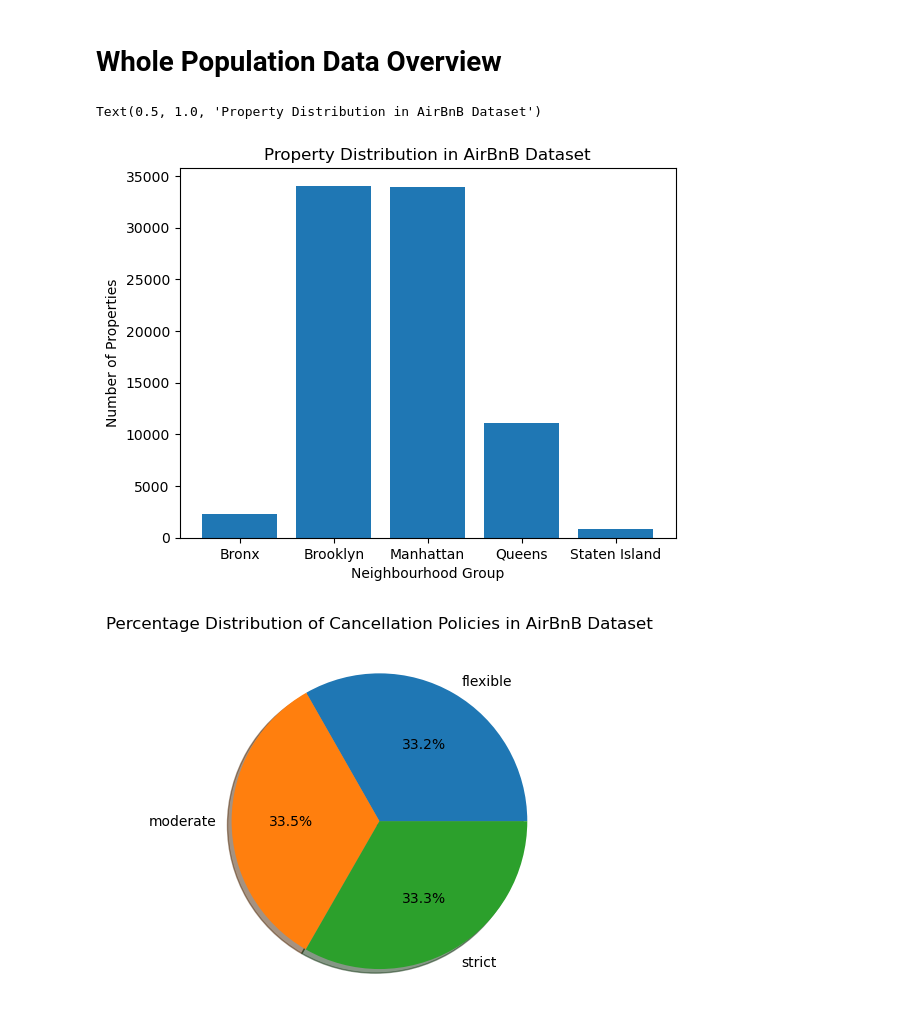
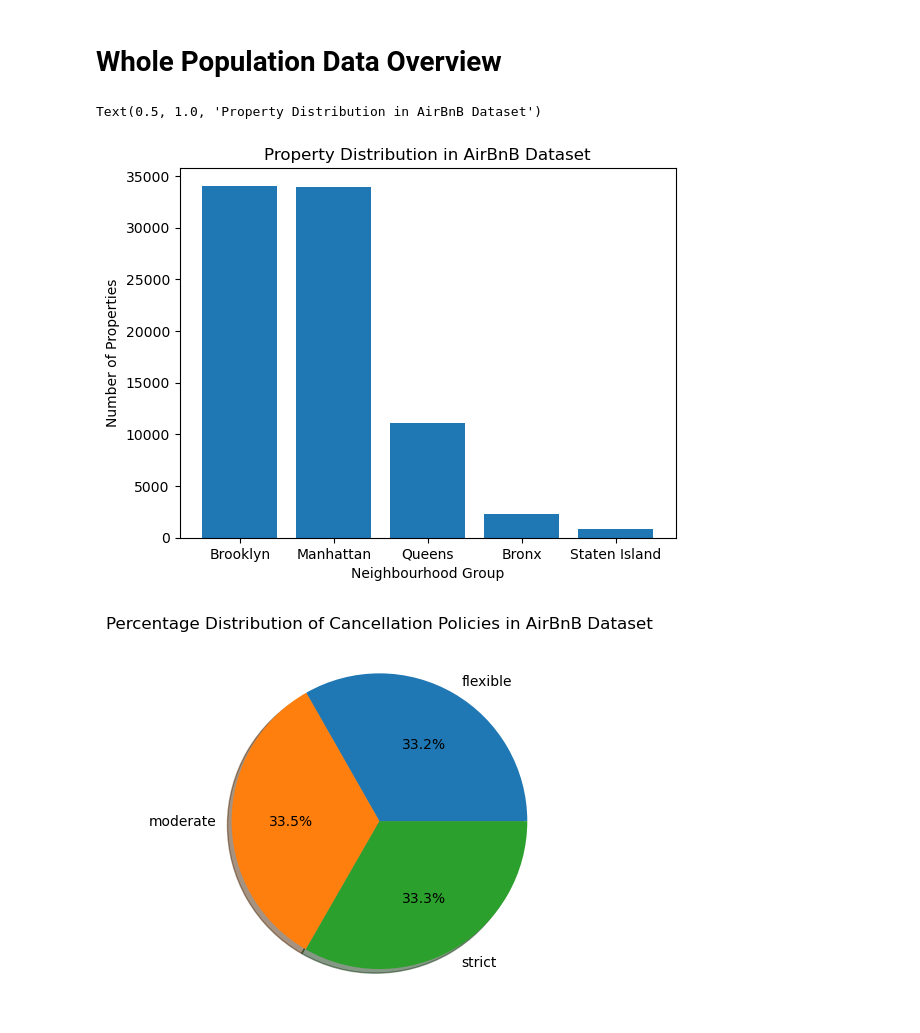
Before and after one commit to stephanielabelle/Project_1_Team6, a Jupyter notebook: steph_price_and_service_fee_plots.ipynb, the cells around one changed output. Cells and saved outputs as stored; diff of their text form; code cells hidden in the pictures.

Commit message:
added graphs

```diff
--- a/steph_price_and_service_fee_plots.ipynb
+++ b/steph_price_and_service_fee_plots.ipynb
@@ -642,16 +642,18 @@ plt.show
 # %%
 # Count of Number of Properties in Each Neighbourhood Group
 neighbour_group_df_sl = airbnb_df_sl.groupby(['neighbourhood group'])
 neighbour_gr_bar_data = neighbour_group_df_sl["price"].count()
+neighbour_gr_bar_data = neighbour_gr_bar_data.sort_values(ascending=False)
+
 x = neighbour_gr_bar_data.index.to_list()
 y = neighbour_gr_bar_data.to_list()
 plt.bar(x,y)
 plt.xlabel("Neighbourhood Group")
 plt.ylabel("Number of Properties")
 plt.title("Property Distribution in AirBnB Dataset")
 # %% [output]
 Text(0.5, 1.0, 'Property Distribution in AirBnB Dataset')
-[figure, old version]
+[figure, new version]
 # %%
 # Count by cancellation policy
 cancel_group_sl = airbnb_df_sl.groupby(['cancellation_policy'])
```
Also changed, not shown: parts of 6 cells of this notebook.
